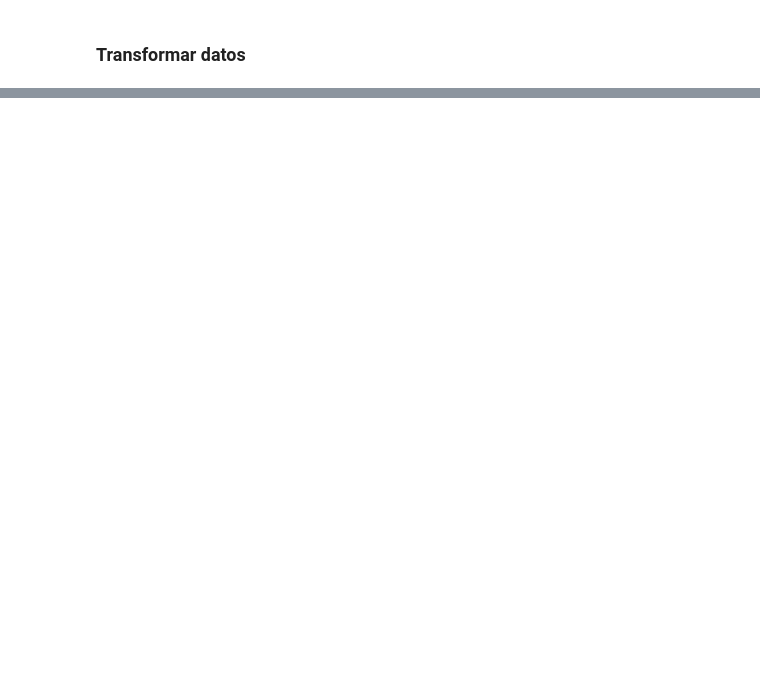
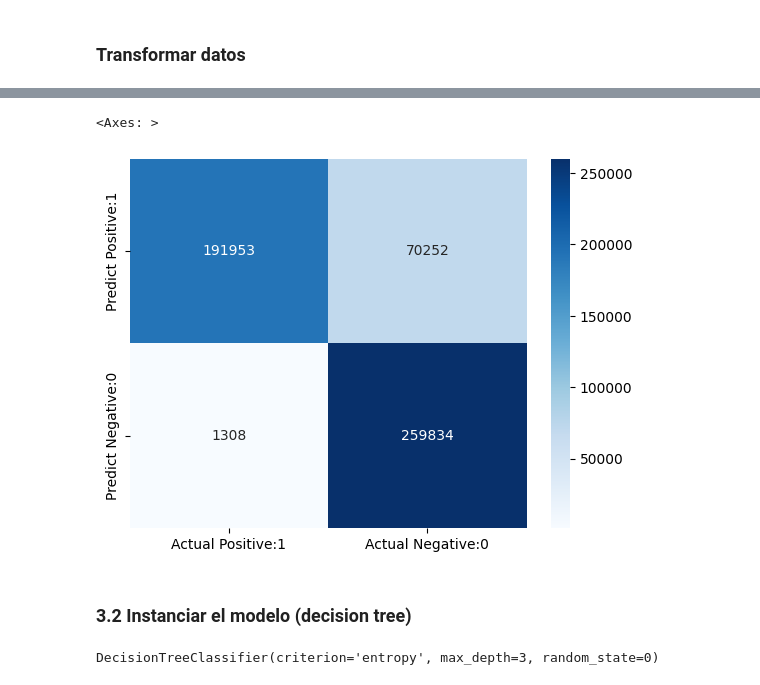
Before and after one commit to armanysys/003-AnaliticaFinanzas, a Jupyter notebook: Lending club.ipynb, the cells around one changed output, grey strips where cells are left out. Cells and saved outputs as stored; diff of their text form; code cells hidden in the pictures; blank space fills up the shorter version.

```diff
--- a/Lending club.ipynb
+++ b/Lending club.ipynb
@@ -564,0 +1211,4 @@ sns.heatmap(df2.corr().round(2), fmt='.2g', annot=True)
+# %%
+y_train = y_train.astype(int)
+# %%
+y_test = y_test.astype(int)
@@ -564,0 +1223,5 @@ sns.heatmap(df2.corr().round(2), fmt='.2g', annot=True)
+# %%
+from sklearn.linear_model import LogisticRegression
+
+LR = LogisticRegression(random_state=0)
+LR.fit(X_train, y_train)
@@ -564,0 +1232,7 @@ sns.heatmap(df2.corr().round(2), fmt='.2g', annot=True)
+# %%
+y_pred = LR.predict(X_test)
+
+print('Precisión en el set de Entrenamiento: {:.2f}'
+     .format(LR.score(X_train, y_train)))
+print('Precisión en el set de Test: {:.2f}'
+     .format(LR.score(X_test, y_test)))
@@ -564,0 +1254,20 @@ sns.heatmap(df2.corr().round(2), fmt='.2g', annot=True)
+# %%
+# Matriz de confusión
+from sklearn.metrics import confusion_matrix
+cm = confusion_matrix(y_test, y_pred)
+cm_matrix = pd.DataFrame(data=cm, columns=['Actual Positive:1', 'Actual Negative:0'],
+                                 index=['Predict Positive:1', 'Predict Negative:0'])
+
+sns.heatmap(cm_matrix, annot=True, fmt='d', cmap='Blues')
+#plt.figure(figsize=(1,1))
+# %% [output]
+<Axes: >
+[figure, added]
+# %% [markdown]
+### 3.2 Instanciar el modelo (decision tree)
+# %%
+from sklearn.tree import DecisionTreeClassifier
+clf_en = DecisionTreeClassifier(criterion='entropy', max_depth=3, random_state=0)
+clf_en.fit(X_train, y_train)
+# %% [output]
+DecisionTreeClassifier(criterion='entropy', max_depth=3, random_state=0)
```
Also changed, not shown: parts of 227 cells of this notebook.
